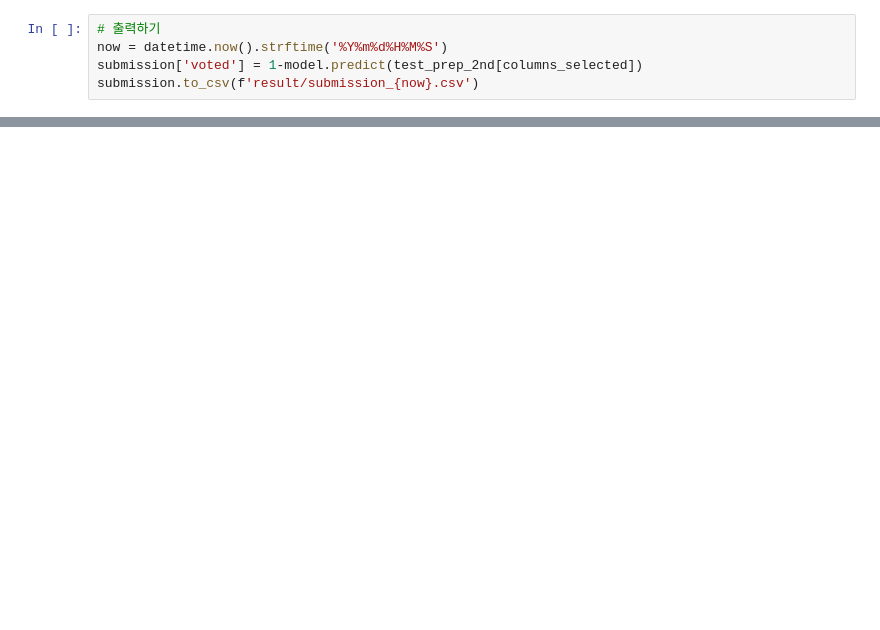
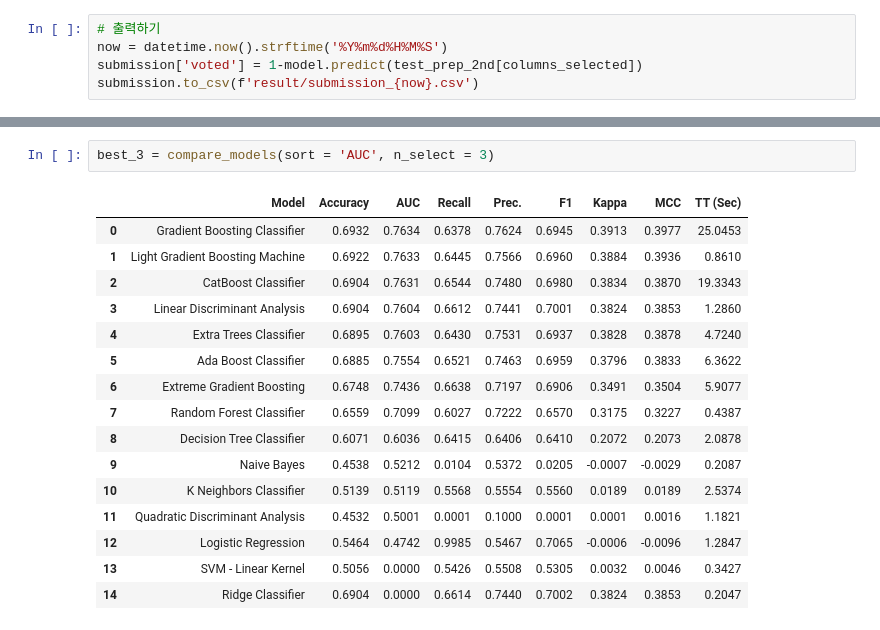
Before and after one commit to lee3jjang/hello-world, a Jupyter notebook: python/dacon_20201024.ipynb, the cells around one changed output, grey strips where cells are left out. Cells and saved outputs as stored; diff of their text form; blank space fills up the shorter version.

```diff
--- a/python/dacon_20201024.ipynb
+++ b/python/dacon_20201024.ipynb
@@ -195,0 +208,19 @@ submission.to_csv(f'result/submission_{now}.csv')
+# %%
+best_3 = compare_models(sort = 'AUC', n_select = 3)
+# %% [output]
+|  | Model | Accuracy | AUC | Recall | Prec. | F1 | Kappa | MCC | TT (Sec) |
+| 0 | Gradient Boosting Classifier | 0.6932 | 0.7634 | 0.6378 | 0.7624 | 0.6945 | 0.3913 | 0.3977 | 25.0453 |
+| 1 | Light Gradient Boosting Machine | 0.6922 | 0.7633 | 0.6445 | 0.7566 | 0.6960 | 0.3884 | 0.3936 | 0.8610 |
+| 2 | CatBoost Classifier | 0.6904 | 0.7631 | 0.6544 | 0.7480 | 0.6980 | 0.3834 | 0.3870 | 19.3343 |
+| 3 | Linear Discriminant Analysis | 0.6904 | 0.7604 | 0.6612 | 0.7441 | 0.7001 | 0.3824 | 0.3853 | 1.2860 |
+| 4 | Extra Trees Classifier | 0.6895 | 0.7603 | 0.6430 | 0.7531 | 0.6937 | 0.3828 | 0.3878 | 4.7240 |
+| 5 | Ada Boost Classifier | 0.6885 | 0.7554 | 0.6521 | 0.7463 | 0.6959 | 0.3796 | 0.3833 | 6.3622 |
+| 6 | Extreme Gradient Boosting | 0.6748 | 0.7436 | 0.6638 | 0.7197 | 0.6906 | 0.3491 | 0.3504 | 5.9077 |
+| 7 | Random Forest Classifier | 0.6559 | 0.7099 | 0.6027 | 0.7222 | 0.6570 | 0.3175 | 0.3227 | 0.4387 |
+| 8 | Decision Tree Classifier | 0.6071 | 0.6036 | 0.6415 | 0.6406 | 0.6410 | 0.2072 | 0.2073 | 2.0878 |
+| 9 | Naive Bayes | 0.4538 | 0.5212 | 0.0104 | 0.5372 | 0.0205 | -0.0007 | -0.0029 | 0.2087 |
+| 10 | K Neighbors Classifier | 0.5139 | 0.5119 | 0.5568 | 0.5554 | 0.5560 | 0.0189 | 0.0189 | 2.5374 |
+| 11 | Quadratic Discriminant Analysis | 0.4532 | 0.5001 | 0.0001 | 0.1000 | 0.0001 | 0.0001 | 0.0016 | 1.1821 |
+| 12 | Logistic Regression | 0.5464 | 0.4742 | 0.9985 | 0.5467 | 0.7065 | -0.0006 | -0.0096 | 1.2847 |
+| 13 | SVM - Linear Kernel | 0.5056 | 0.0000 | 0.5426 | 0.5508 | 0.5305 | 0.0032 | 0.0046 | 0.3427 |
+| 14 | Ridge Classifier | 0.6904 | 0.0000 | 0.6614 | 0.7440 | 0.7002 | 0.3824 | 0.3853 | 0.2047 |
```
Also changed, not shown: parts of 11 cells of this notebook.
